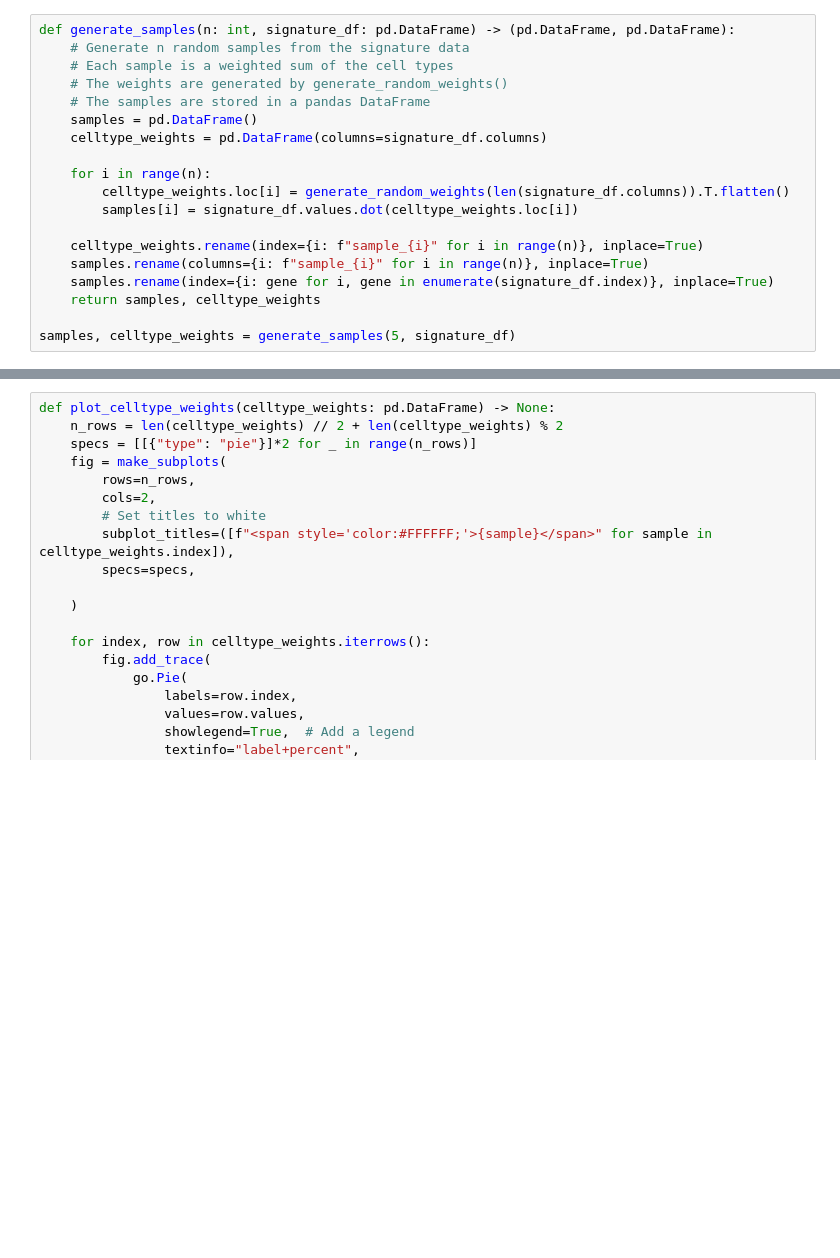
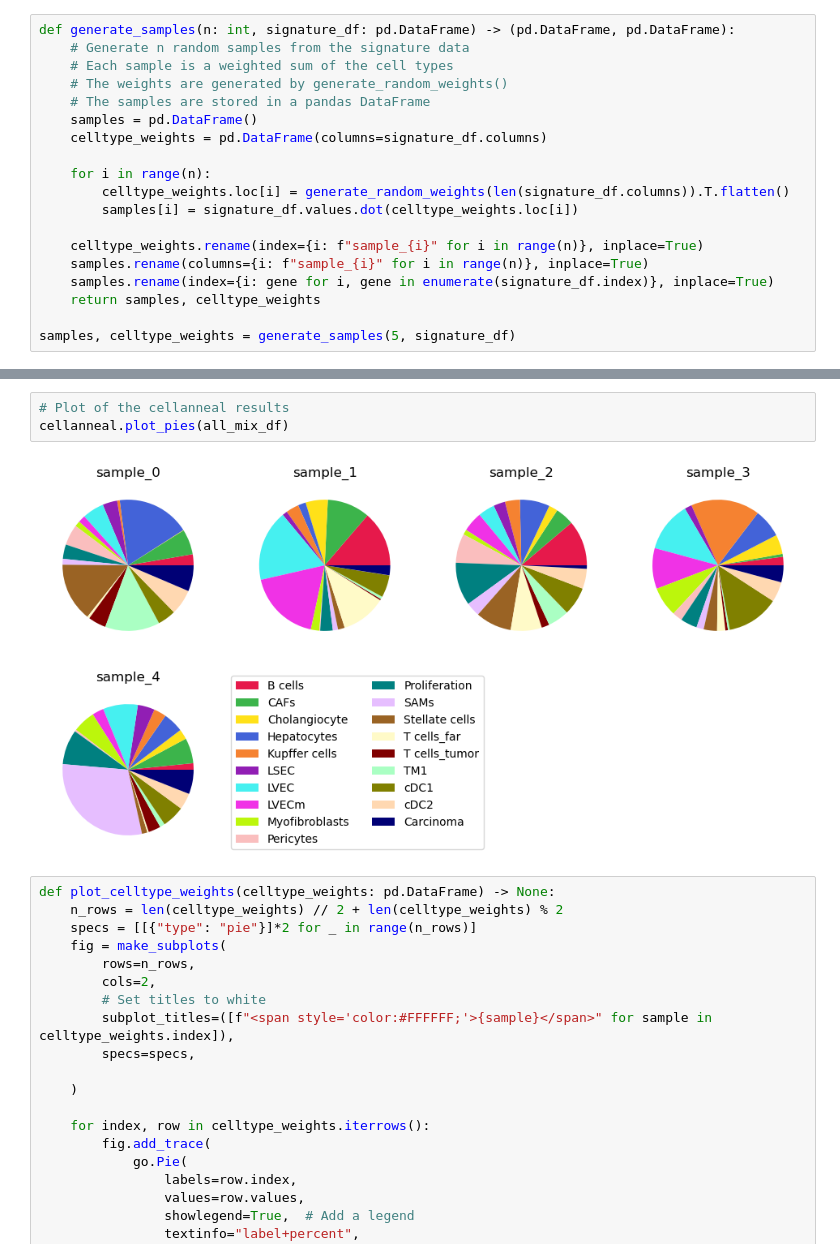
Before and after one commit to vjhwong/cellanneal, a Jupyter notebook: examples/praktik.ipynb, the cells around one changed output, grey strips where cells are left out. Cells and saved outputs as stored; diff of their text form; blank space fills up the shorter version.

```diff
--- a/examples/praktik.ipynb
+++ b/examples/praktik.ipynb
@@ -64,3 +61,8 @@ TypeError: plot_pies() got an unexpected keyword argument 'title'
+# %%
+# Plot of the cellanneal results
+cellanneal.plot_pies(all_mix_df)
+# %% [output]
+[figure, added]
 # %%
 def plot_celltype_weights(celltype_weights: pd.DataFrame) -> None:
     n_rows = len(celltype_weights) // 2 + len(celltype_weights) % 2
```
Also changed, not shown: parts of 2 cells of this notebook, 1 other file.
